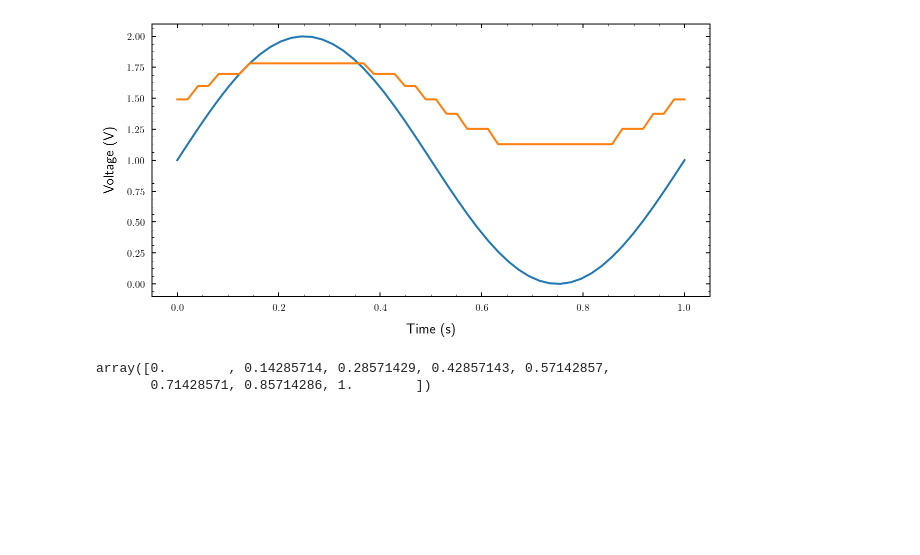
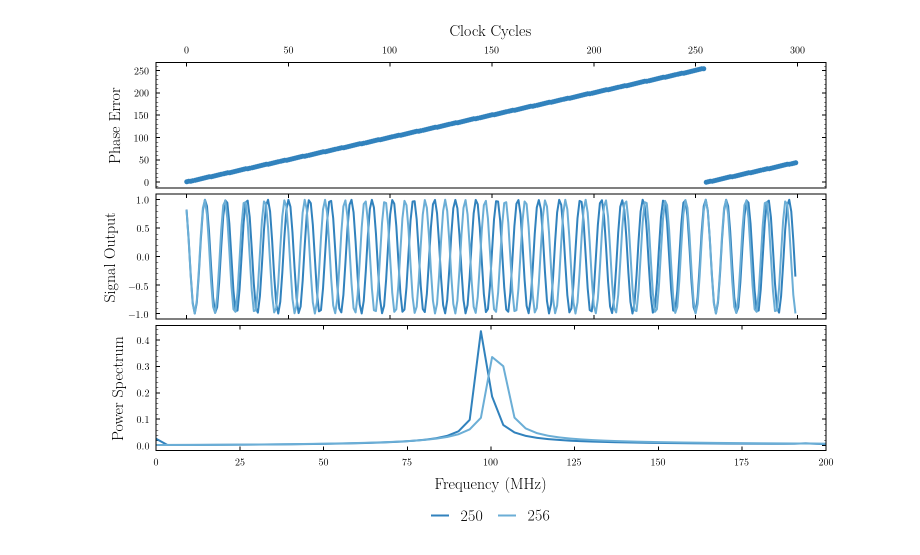
Before and after one commit to bodokaiser/bachelor-thesis, a Jupyter notebook: notebook/evaluation/direct-digital-synthesizer.ipynb, the cells around one changed output. Saved outputs shown, nothing was run; the diff lists cells and outputs as text; code cells hidden in the pictures; blank space fills up the shorter version.

Commit message:
completed frequency response section

```diff
--- a/notebook/evaluation/direct-digital-synthesizer.ipynb
+++ b/notebook/evaluation/direct-digital-synthesizer.ipynb
@@ -65,14 +60,47 @@ y = x[np.digitize(x, bins, right=True)]
-# %%
-plt.figure(figsize=(10, 5))
-plt.plot(t, x)
-plt.plot(t, y)
-plt.xlabel('Time (s)')
-plt.ylabel('Voltage (V)')
-plt.show()
-# %% [output]
-[figure, removed]
-# %%
-bins
-# %% [output]
-array([0.        , 0.14285714, 0.28571429, 0.42857143, 0.57142857,
-       0.71428571, 0.85714286, 1.        ])
+# %%
+dphi_250 = np.ceil(250 * f_out / f_ref)
+dphi_256 = np.ceil(256 * f_out / f_ref)
+
+sys_iter = 300
+
+phi_250 = np.cumsum(dphi_250 * np.ones(sys_iter)).astype(np.uint8)
+phi_256 = np.cumsum(dphi_256 * np.ones(sys_iter)).astype(np.uint8)
+
+phi_err = phi_256-phi_250
+
+m = np.arange(len(phi_err))
+
+out_250 = np.cos(2*np.pi*phi_250 / 250)
+out_256 = np.cos(2*np.pi*phi_256 / 256)
+
+f_250, pd_250 = transform.fft(m / f_ref, out_250)
+f_256, pd_256 = transform.fft(m / f_ref, out_256)
+# %%
+fig, axes = plt.subplots(nrows=3, figsize=(12, 7))
+
+axes[0].scatter(m, phi_err, color=cmap.colors[0])
+axes[0].set_ylabel('Phase Error')
+axes[0].set_xlabel('Clock Cycles')
+
+axes[1].plot(out_250, label='250', color=cmap.colors[0])
+axes[1].plot(out_256, label='256', color=cmap.colors[1])
+axes[1].set_ylabel('Signal Output')
+
+axes[0].get_shared_x_axes().join(axes[0], axes[1])
+axes[1].set_xticklabels([])
+axes[0].xaxis.tick_top()
+axes[0].xaxis.set_label_position('top')
+
+axes[2].plot(f_250 / 1e6, pd_250, color=cmap.colors[0], label='250')
+axes[2].plot(f_256 / 1e6, pd_256, color=cmap.colors[1], label='256')
+axes[2].set_xlabel('Frequency (\si{\mega\hertz})')
+axes[2].set_ylabel('Power Spectrum')
+axes[2].set_xlim(0, 200)
+axes[2].legend(loc='upper center', bbox_to_anchor=(.5, -0.35), ncol=2)
+
+plt.subplots_adjust(hspace=.05, top=.92, bottom=.15)
+plt.savefig(os.path.join(figdir, 'phase-error.pdf'))
+plt.savefig(os.path.join(figdir, 'phase-error.pgf'))
+plt.show()
+# %% [output]
+[figure, added]
```
Also changed, not shown: parts of 7 cells of this notebook, 9 other files.
